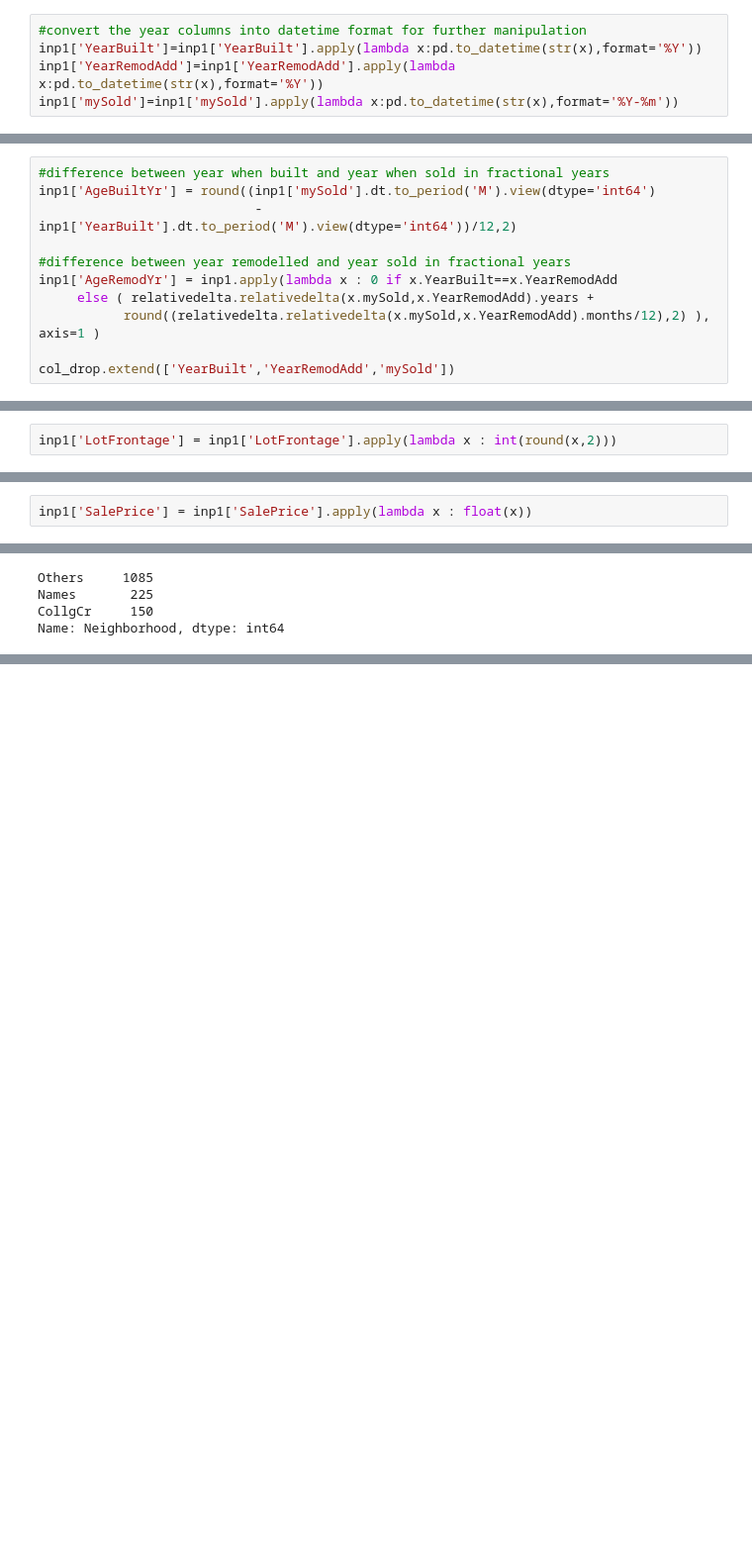
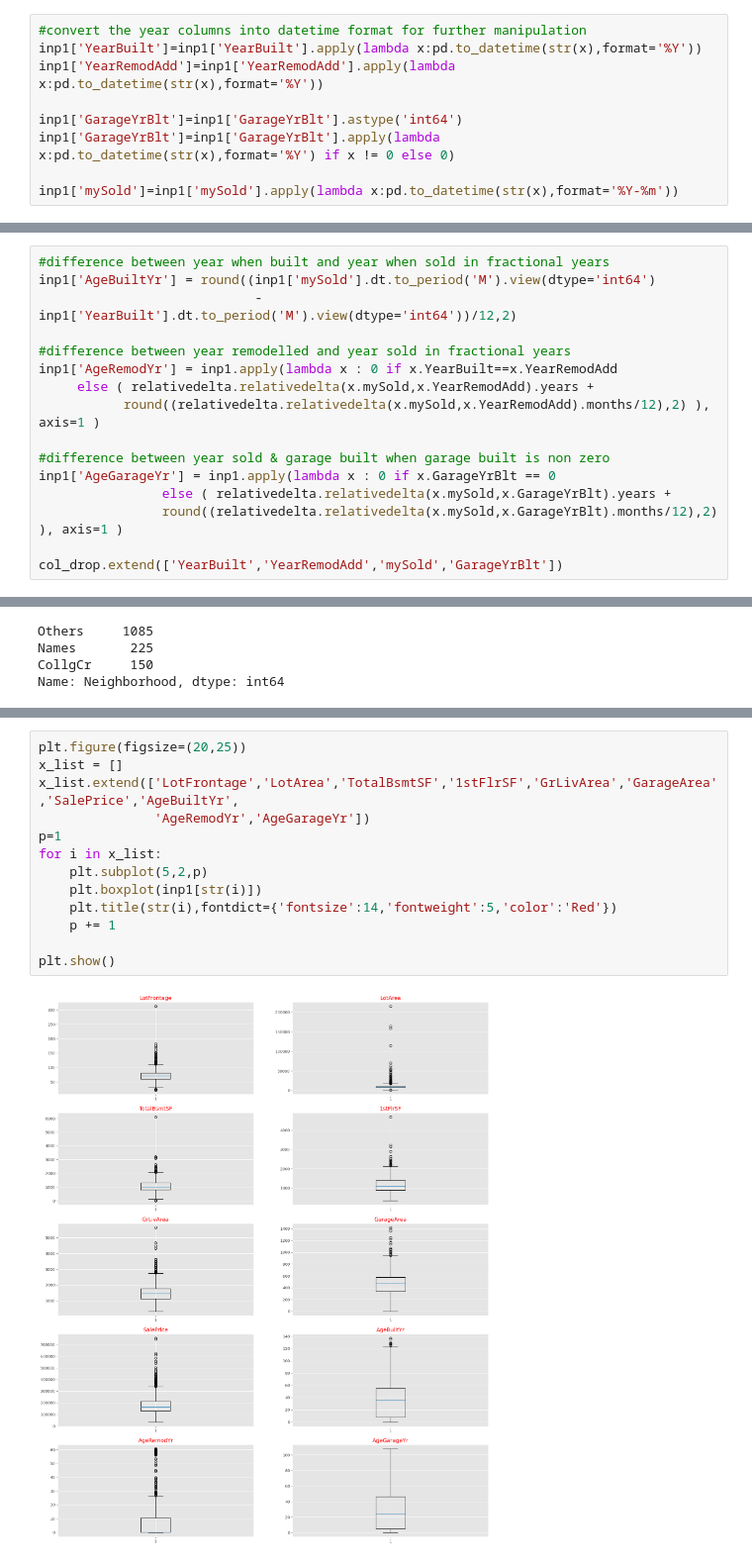
Before and after one commit to andrea-naz7/Sunrise_Housing_CaseStudy, a Jupyter notebook: Sunrise_Housing_Andrea.ipynb, the cells around one changed output, grey strips where cells are left out. Shown at 99% size. Drawn from its saved outputs; the diff is of its cells as text; blank space fills up the shorter version.

```diff
--- a/Sunrise_Housing_Andrea.ipynb
+++ b/Sunrise_Housing_Andrea.ipynb
@@ -236,5 +310,9 @@ col_drop.extend(['MoSold','YrSold'])
 #convert the year columns into datetime format for further manipulation
 inp1['YearBuilt']=inp1['YearBuilt'].apply(lambda x:pd.to_datetime(str(x),format='%Y'))
 inp1['YearRemodAdd']=inp1['YearRemodAdd'].apply(lambda x:pd.to_datetime(str(x),format='%Y'))
+
+inp1['GarageYrBlt']=inp1['GarageYrBlt'].astype('int64')
+inp1['GarageYrBlt']=inp1['GarageYrBlt'].apply(lambda x:pd.to_datetime(str(x),format='%Y') if x != 0 else 0)
+
 inp1['mySold']=inp1['mySold'].apply(lambda x:pd.to_datetime(str(x),format='%Y-%m'))
 # %% [markdown]
@@ -250,4 +338,9 @@ inp1['AgeRemodYr'] = inp1.apply(lambda x : 0 if x.YearBuilt==x.YearRemodAdd
      else ( relativedelta.relativedelta(x.mySold,x.YearRemodAdd).years +
            round((relativedelta.relativedelta(x.mySold,x.YearRemodAdd).months/12),2) ), axis=1 )
 
-col_drop.extend(['YearBuilt','YearRemodAdd','mySold'])
+#difference between year sold & garage built when garage built is non zero
+inp1['AgeGarageYr'] = inp1.apply(lambda x : 0 if x.GarageYrBlt == 0
+                else ( relativedelta.relativedelta(x.mySold,x.GarageYrBlt).years +
+                round((relativedelta.relativedelta(x.mySold,x.GarageYrBlt).months/12),2) ), axis=1 )
+
+col_drop.extend(['YearBuilt','YearRemodAdd','mySold','GarageYrBlt'])
@@ -258,2 +346,0 @@ col_drop.extend(['YearBuilt','YearRemodAdd','mySold'])
-# %%
-inp1['LotFrontage'] = inp1['LotFrontage'].apply(lambda x : int(round(x,2)))
@@ -262,2 +346,0 @@ inp1['LotFrontage'] = inp1['LotFrontage'].apply(lambda x : int(round(x,2)))
-# %%
-inp1['SalePrice'] = inp1['SalePrice'].apply(lambda x : float(x))
@@ -277,0 +401,15 @@ inp1.drop(col_drop, axis=1, inplace=True)
+# %%
+plt.figure(figsize=(20,25))
+x_list = []
+x_list.extend(['LotFrontage','LotArea','TotalBsmtSF','1stFlrSF','GrLivArea','GarageArea','SalePrice','AgeBuiltYr',
+               'AgeRemodYr','AgeGarageYr'])
+p=1
+for i in x_list:
+    plt.subplot(5,2,p)
+    plt.boxplot(inp1[str(i)])
+    plt.title(str(i),fontdict={'fontsize':14,'fontweight':5,'color':'Red'})
+    p += 1
+
+plt.show()
+# %% [output]
+[figure, added]
```
Also changed, not shown: parts of 53 cells of this notebook.
